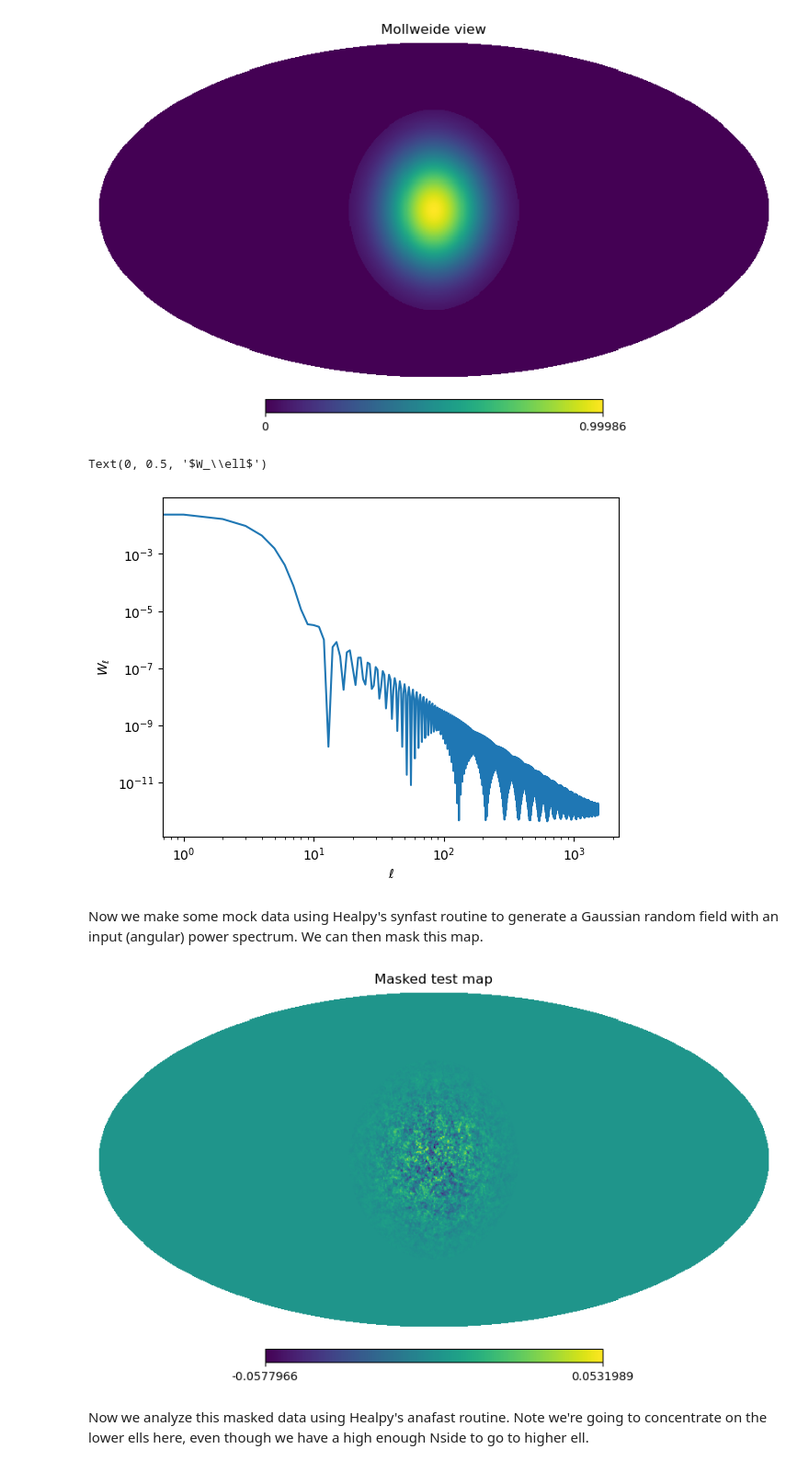
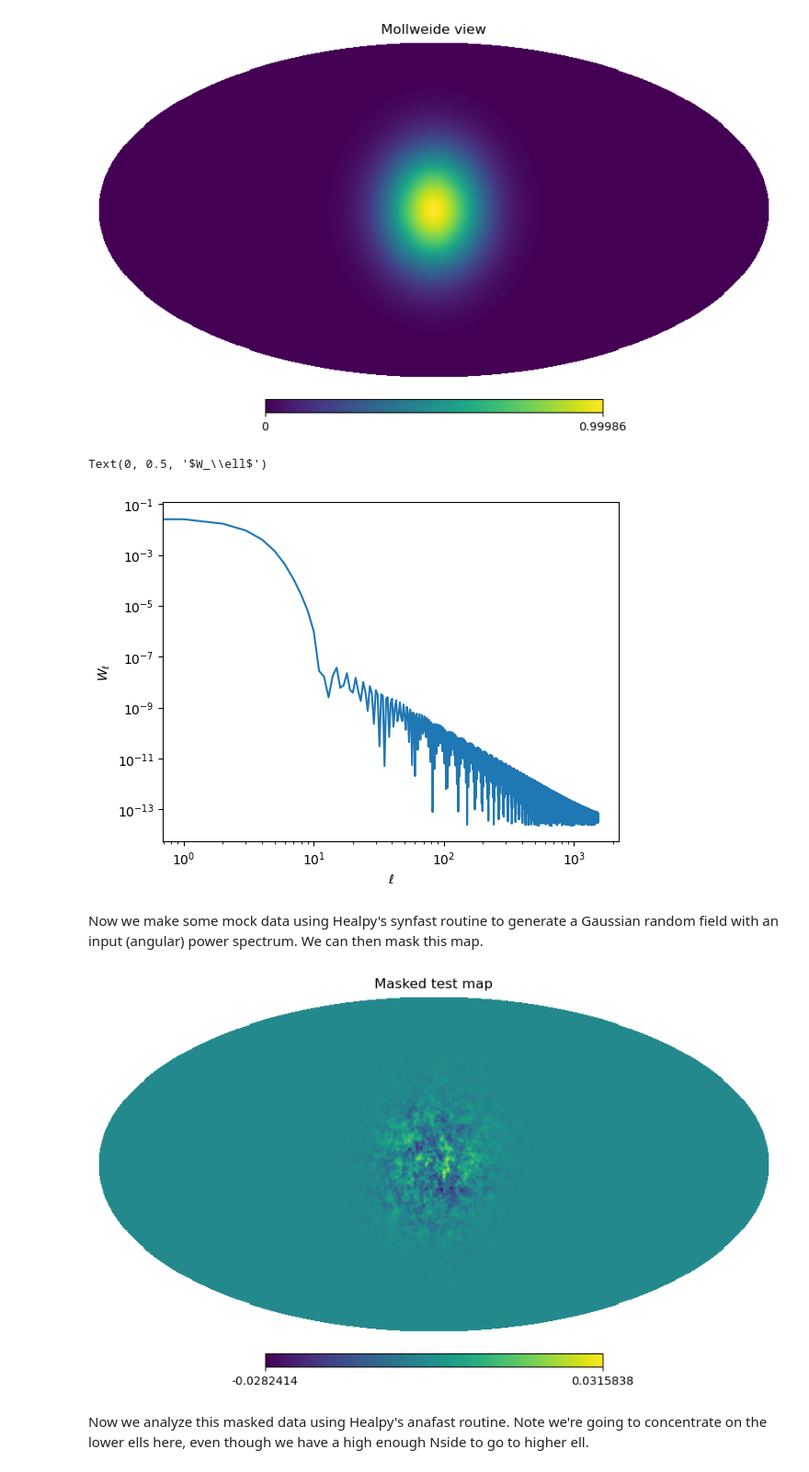
Before and after one commit to martinjameswhite/directsht, a Jupyter notebook: notebooks/mode_coupling_mat.ipynb, the cells around one changed output. Shown at 92% size. Drawn from its saved outputs; the diff is of its cells as text; code cells hidden in the pictures.

```diff
--- a/notebooks/mode_coupling_mat.ipynb
+++ b/notebooks/mode_coupling_mat.ipynb
@@ -25,7 +25,7 @@ th,ph = hp.pixelfunc.pix2ang(nside,np.arange(npix),lonlat=False)
 x,y,z = np.sin(th)*np.cos(ph),np.sin(th)*np.sin(ph),np.cos(th)
 rad2  = ( (x-1)**2+y**2+z**2)/0.1
 mask  = np.exp(-0.5*rad2)
-mask[mask<0.05] = 0.0
+mask[mask<0.01] = 0.0
 # and look at it.
 hp.mollview(mask)
 # %% [output]
@@ -40,23 +40,23 @@ plt.xlabel(r'$\ell$')
 plt.ylabel(r'$W_\ell$')
 # %% [output]
 Text(0, 0.5, '$W_\\ell$')
-[figure, old version]
+[figure, new version]
 # %% [markdown]
 Now we make some mock data using Healpy's synfast routine to generate a Gaussian random field with an input (angular) power spectrum.  We can then mask this map.
 # %%
 # Make a fiducial angular power spectrum to generate data
 # from.  We want this to be very "red" so that we can run
 # at reasonably low resolution without worrying about aliasing.
 lmax = 3000
-ell0 = 32
-ell1 = 512
+ell0 = 30
+ell1 = 200
 ells = np.arange(lmax)
 clkk = 1e-6*ell0/(ells+ell0)*(ell1/(ells+ell1))**6
 # Let's draw a realization of this field
 kmap = hp.synfast(clkk,nside=nside)
 hp.mollview(mask*kmap, title="Masked test map")
 # %% [output]
-[figure, old version]
+[figure, new version]
 # %% [markdown]
 Now we analyze this masked data using Healpy's anafast routine.  Note we're going to concentrate on the lower ells here, even though we have a high enough Nside to go to higher ell.
 # %%
```
Also changed, not shown: parts of 10 cells of this notebook.
